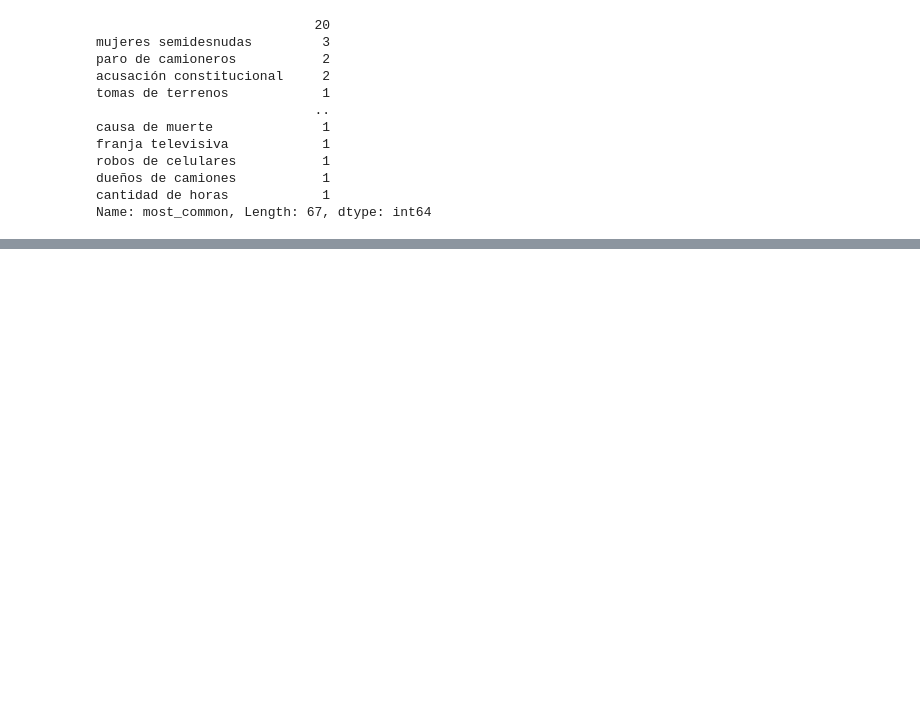
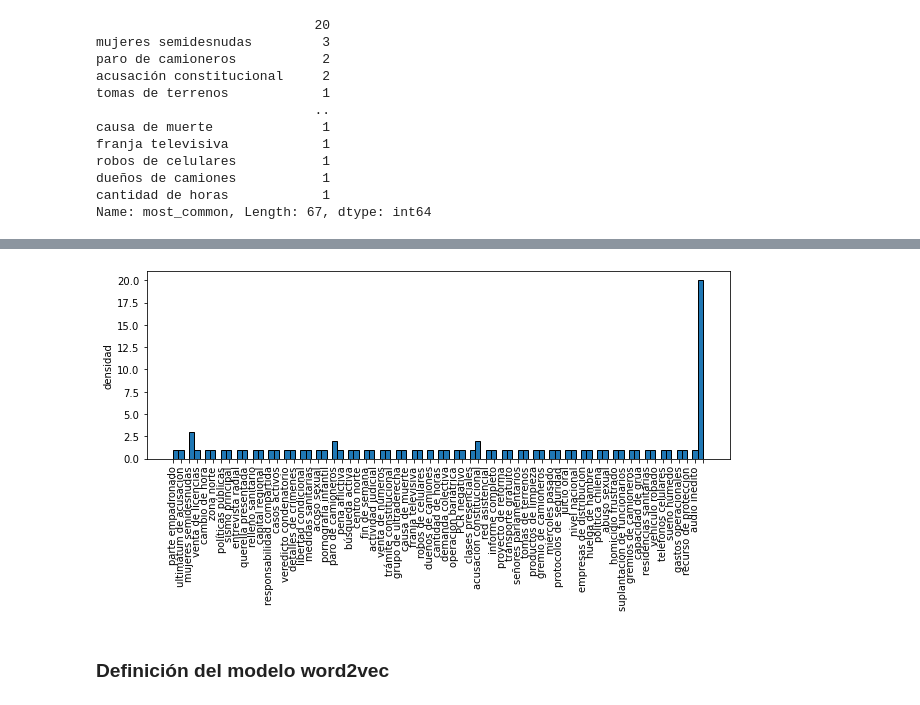
Before and after one commit to recmera/nlp-news-classification, a Jupyter notebook: playground.ipynb, the cells around one changed output, grey strips where cells are left out. Cells and saved outputs as stored; diff of their text form; code cells hidden in the pictures; blank space fills up the shorter version.

```diff
--- a/playground.ipynb
+++ b/playground.ipynb
@@ -143,3 +151,6 @@ robos de celulares           1
 dueños de camiones           1
 cantidad de horas            1
 Name: most_common, Length: 67, dtype: int64
+# %%
+dataset["category"] = ""
+dataset
@@ -145,0 +171,10 @@ Name: most_common, Length: 67, dtype: int64
+# %%
+fig, ax = plt.subplots(1, figsize=(9,5), tight_layout=True)
+ax.hist(dataset['most_common'],edgecolor = 'black',bins=100)
+plt.xticks(rotation='vertical')
+plt.ylabel("densidad")
+plt.show()
+# %% [output]
+[figure, added]
+# %% [markdown]
+### Definición del modelo word2vec
```
Also changed, not shown: parts of 8 cells of this notebook.
